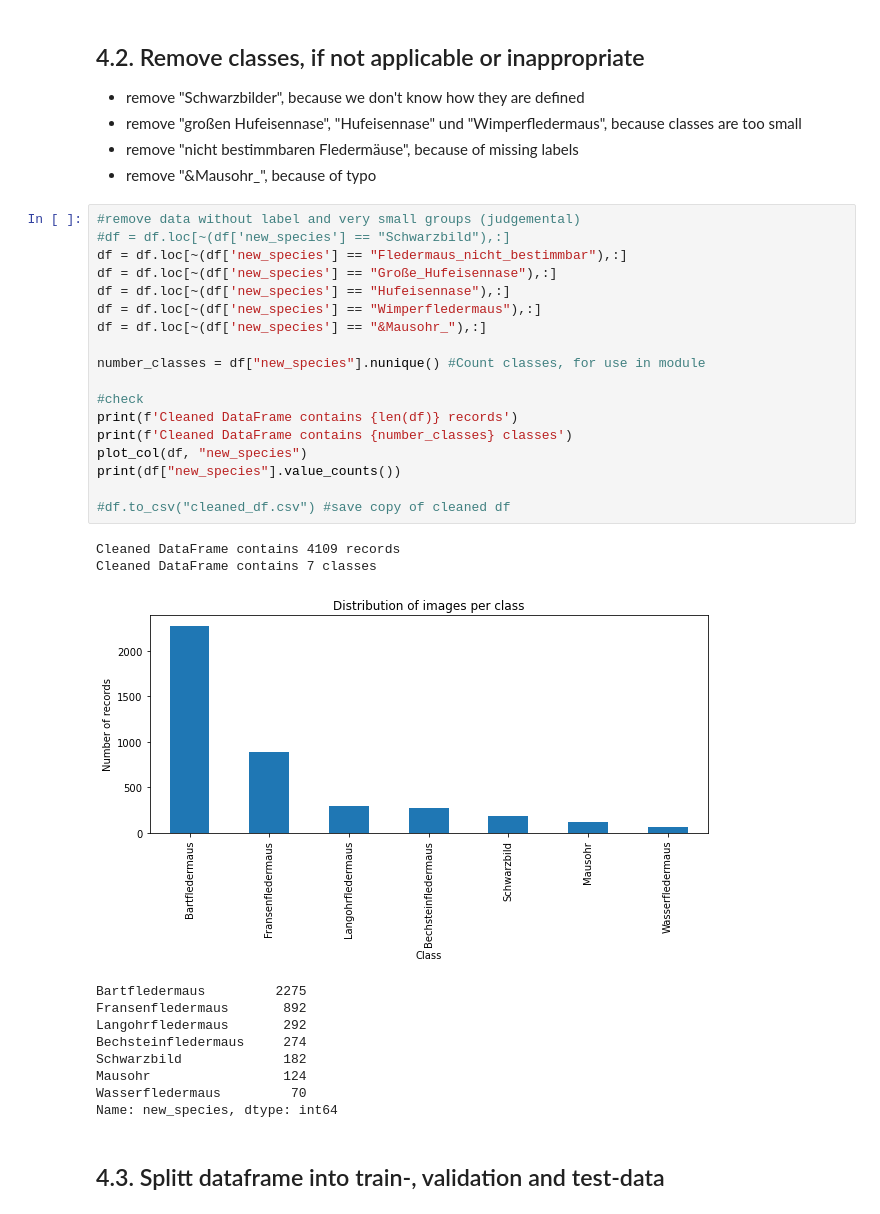
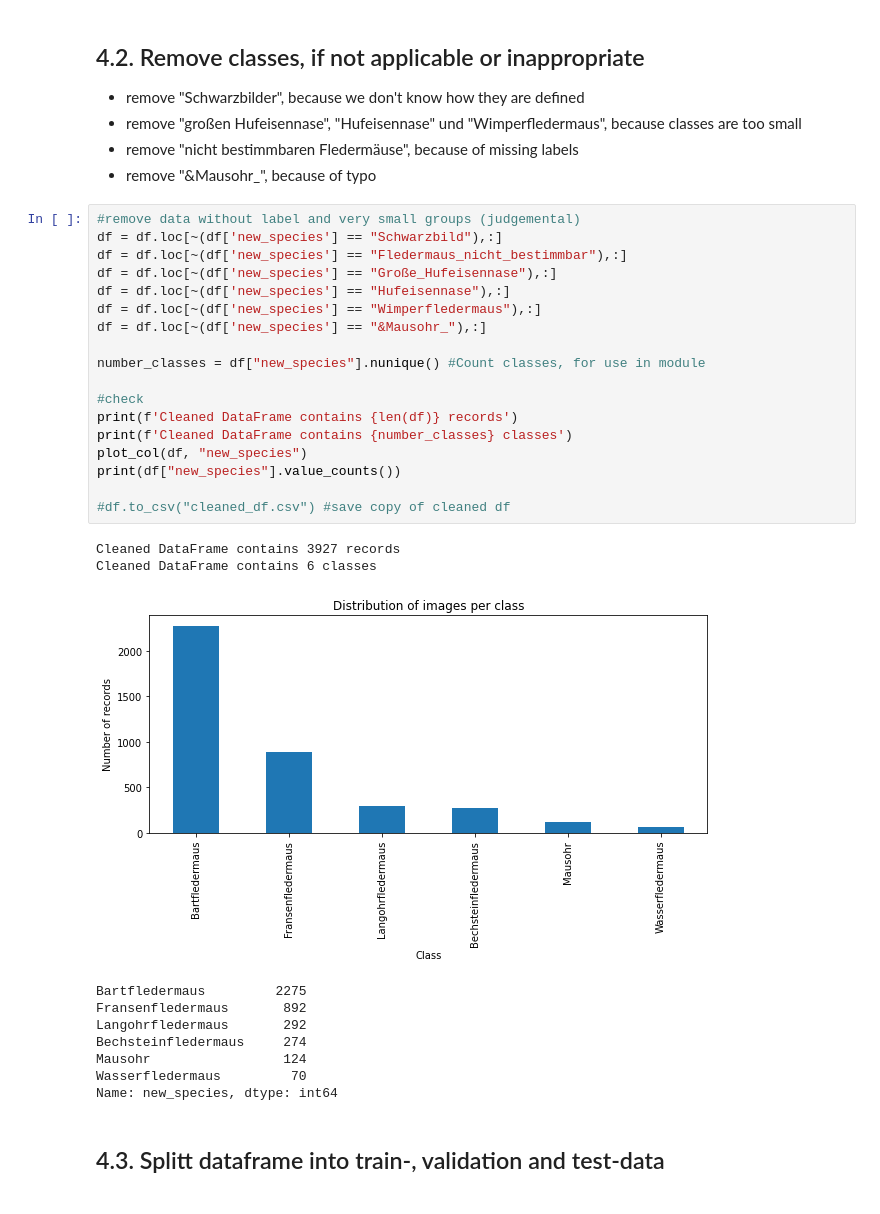
Before and after one commit to Julianwustl/bats_classification, a Jupyter notebook: cnn_flash_v2.ipynb, the cells around one changed output. Cells and saved outputs as stored; diff of their text form.

Commit message:
new_data

```diff
--- a/cnn_flash_v2.ipynb
+++ b/cnn_flash_v2.ipynb
@@ -284,31 +288,30 @@ Name: new_species, dtype: int64
 - remove "&Mausohr_", because of typo
 # %%
 #remove data without label and very small groups (judgemental)
-#df = df.loc[~(df['new_species'] == "Schwarzbild"),:]
+df = df.loc[~(df['new_species'] == "Schwarzbild"),:]
 df = df.loc[~(df['new_species'] == "Fledermaus_nicht_bestimmbar"),:]
 df = df.loc[~(df['new_species'] == "Große_Hufeisennase"),:]
 df = df.loc[~(df['new_species'] == "Hufeisennase"),:]
 df = df.loc[~(df['new_species'] == "Wimperfledermaus"),:]
 df = df.loc[~(df['new_species'] == "&Mausohr_"),:]
 
 number_classes = df["new_species"].nunique() #Count classes, for use in module
 
 #check
 print(f'Cleaned DataFrame contains {len(df)} records')
 print(f'Cleaned DataFrame contains {number_classes} classes')
 plot_col(df, "new_species")
 print(df["new_species"].value_counts())
 
 #df.to_csv("cleaned_df.csv") #save copy of cleaned df
 # %% [output]
-Cleaned DataFrame contains 4109 records
-Cleaned DataFrame contains 7 classes
+Cleaned DataFrame contains 3927 records
+Cleaned DataFrame contains 6 classes
-[figure, old version]
+[figure, new version]
 Bartfledermaus         2275
 Fransenfledermaus       892
 Langohrfledermaus       292
 Bechsteinfledermaus     274
-Schwarzbild             182
 Mausohr                 124
 Wasserfledermaus         70
 Name: new_species, dtype: int64
```
Also changed, not shown: parts of 16 cells of this notebook, 2 other files.
